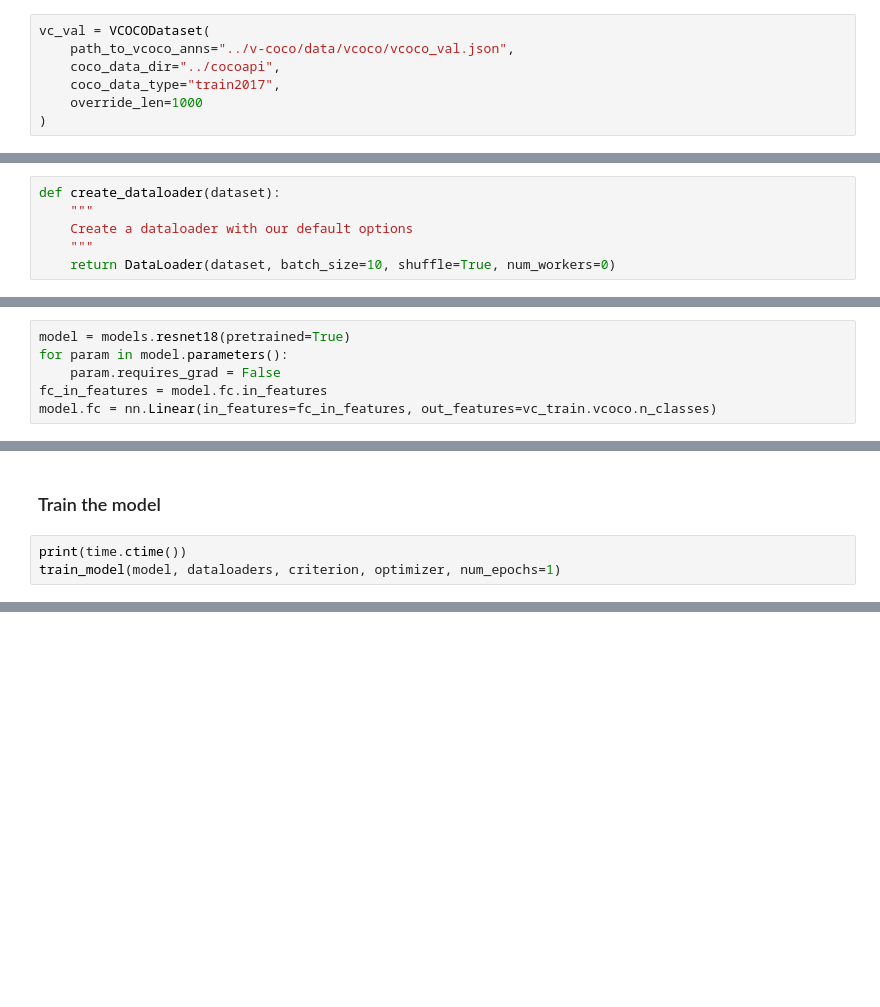
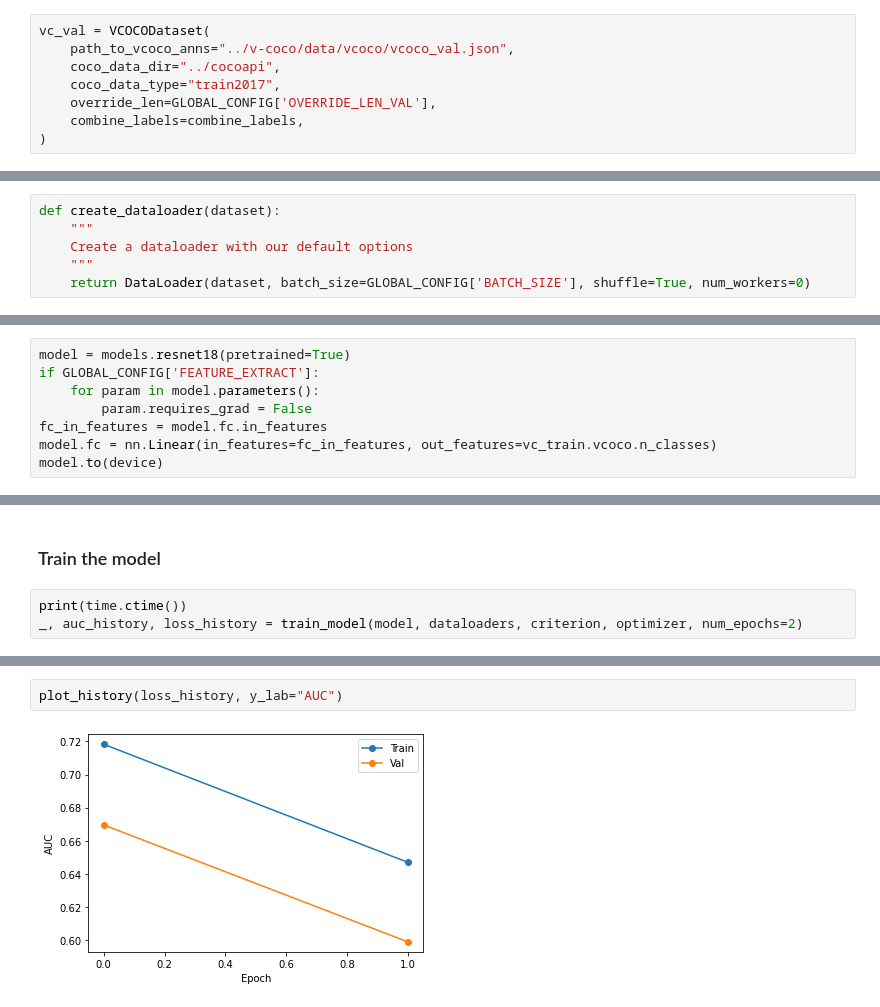
Before and after one commit to poorna-kumar/cs231n, a Jupyter notebook: train_model.ipynb, the cells around one changed output, grey strips where cells are left out. Saved outputs shown, nothing was run; the diff lists cells and outputs as text; blank space fills up the shorter version.

Commit message:
modify training script

```diff
--- a/train_model.ipynb
+++ b/train_model.ipynb
@@ -46,7 +86,8 @@ vc_val = VCOCODataset(
     path_to_vcoco_anns="../v-coco/data/vcoco/vcoco_val.json",
     coco_data_dir="../cocoapi",
     coco_data_type="train2017",
-    override_len=1000
+    override_len=GLOBAL_CONFIG['OVERRIDE_LEN_VAL'],
+    combine_labels=combine_labels,
 )
 # %% [output]
 INFO:data_utils.vcoco_dataset:Loading VCOCO annotations...
@@ -112,14 +177,16 @@ def create_dataloader(dataset):
     """
     Create a dataloader with our default options
     """
-    return DataLoader(dataset, batch_size=10, shuffle=True, num_workers=0)
+    return DataLoader(dataset, batch_size=GLOBAL_CONFIG['BATCH_SIZE'], shuffle=True, num_workers=0)
 # %%
 dataloaders = {'train': create_dataloader(vc_train), 'val': create_dataloader(vc_val)}
 # %% [markdown]
 ### Prep for training: initialize model and optimizer
 # %%
 model = models.resnet18(pretrained=True)
-for param in model.parameters():
-    param.requires_grad = False
+if GLOBAL_CONFIG['FEATURE_EXTRACT']:
+    for param in model.parameters():
+        param.requires_grad = False
 fc_in_features = model.fc.in_features
 model.fc = nn.Linear(in_features=fc_in_features, out_features=vc_train.vcoco.n_classes)
+model.to(device)
@@ -142,5 +227,5 @@ criterion = nn.BCEWithLogitsLoss()
 ### Train the model
 # %%
 print(time.ctime())
-train_model(model, dataloaders, criterion, optimizer, num_epochs=1)
+_, auc_history, loss_history = train_model(model, dataloaders, criterion, optimizer, num_epochs=2)
 # %% [output]
@@ -173 +247,5 @@ Best val Acc: 0.000000
+# %%
+plot_history(loss_history, y_lab="AUC")
+# %% [output]
+[figure, added]
 # %%
```
Also changed, not shown: parts of 18 cells of this notebook.
